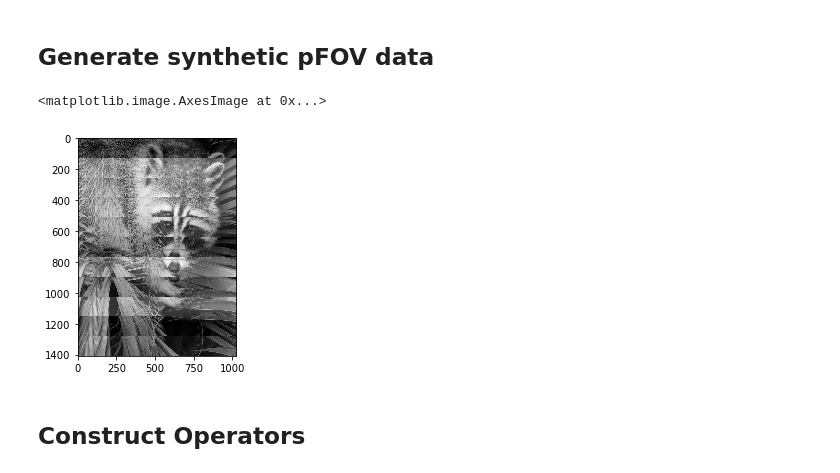
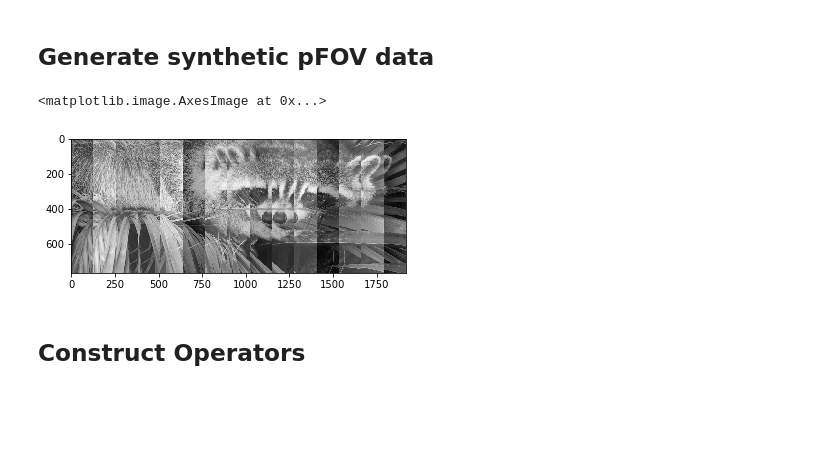
Before and after one commit to mbdriscoll/indigo, a Jupyter notebook: examples/mpi.ipynb, the cells around one changed output. Cells and saved outputs as stored; diff of their text form; code cells hidden in the pictures; blank space fills up the shorter version.

```diff
--- a/examples/mpi.ipynb
+++ b/examples/mpi.ipynb
@@ -27,21 +31,25 @@ Populating the interactive namespace from numpy and matplotlib
 # %%
 x,z = img.shape
 p = width = 128
 s = overlap = 32
 g = gap = p-2*s
+snr = 10
 
-pfovs = np.array([img[c:c+p,:] for c in range(0,x-g,g)])
+pfovs = np.array([img[:,c:c+p] for c in range(0,z-g,g)])
 
 img_dc = np.mean(abs(img))
-dc_offsets = (np.random.rand(len(pfovs)) - 0.5) * img_dc
+dc_offsets = (0.5 + np.random.rand(len(pfovs))) * img_dc
 pfovs += dc_offsets[:,None,None]
+
+noise = (np.random.rand(*pfovs.shape) + 1j*np.random.rand(*pfovs.shape)) * 2 / snr
+pfovs += noise
 
 npf, px, pz = pfovs.shape
 
-plt.imshow( abs(pfovs).reshape((-1,z)), cmap='gray', interpolation='nearest' )
+plt.imshow( abs(pfovs).transpose(1,0,2).reshape((x,-1)), cmap='gray', interpolation='nearest' )
 # %% [output]
 <matplotlib.image.AxesImage at 0x...>
-[figure, old version]
+[figure, new version]
 # %% [markdown]
 ## Construct Operators
 # %%
```
Also changed, not shown: parts of 6 cells of this notebook.
